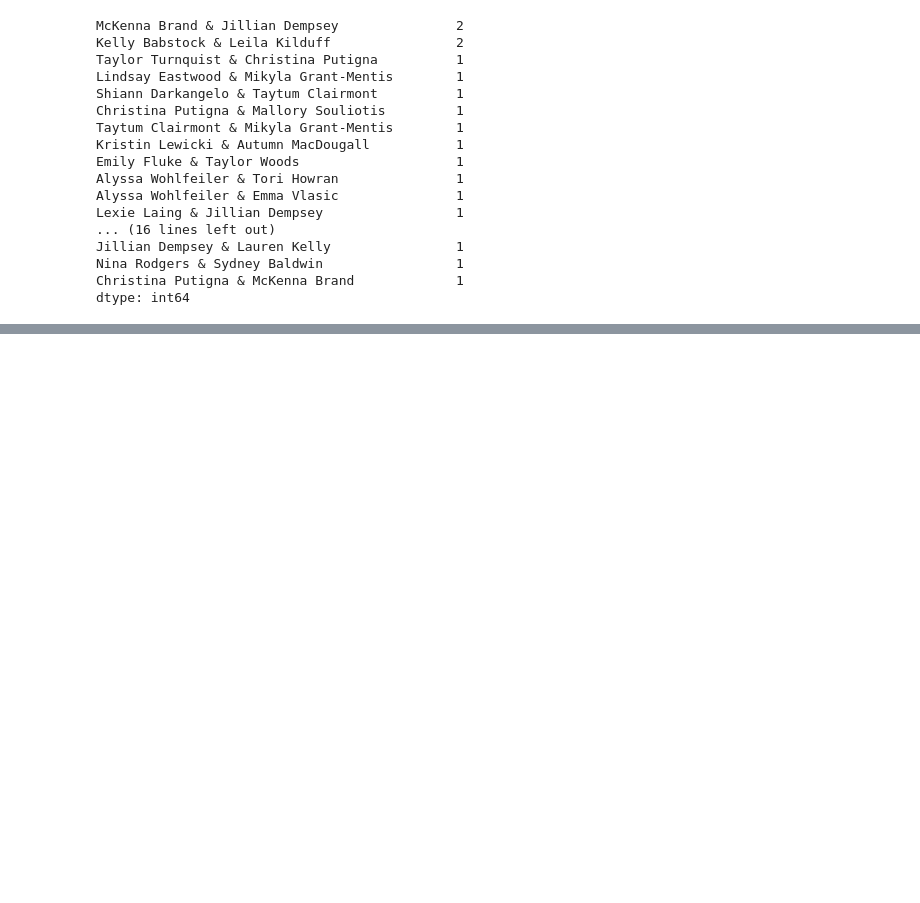
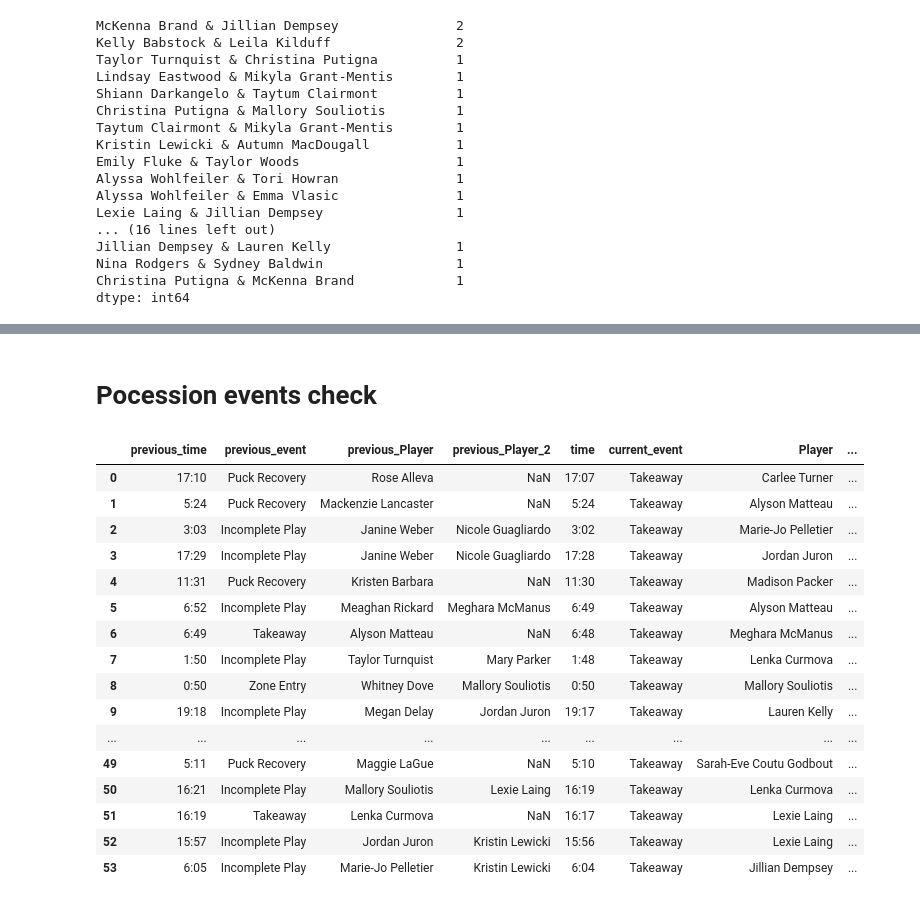
Before and after one commit to Johnnywang1899/Rotman_Datathon_Hockey_Game, a Jupyter notebook: NWHL_data_process.ipynb, the cells around one changed output, grey strips where cells are left out. Drawn from its saved outputs; the diff is of its cells as text; code cells hidden in the pictures; blank space fills up the shorter version.

Commit message:
pocession control complete

```diff
--- a/NWHL_data_process.ipynb
+++ b/NWHL_data_process.ipynb
@@ -714,0 +946,6 @@ dtype: int64
+# %%
+df["Time_Sum"] = df["Time_Sum"].apply(lambda x: x[7:])
+# %%
+df["Time_Sum"] = pd.to_datetime(df["Time_Sum"]) - pd.to_datetime("00:00:00")
+# %%
+df["Time_Sum"] = df["Time_Sum"].apply(lambda x: x.total_seconds())
@@ -714,0 +970,57 @@ dtype: int64
+# %% [markdown]
+# Pocession events check
+# %%
+previous_event = []
+current_event = []
+next_event = []
+previous_time = []
+time = []
+after_time = []
+previous_Player = []
+Player = []
+after_Player = []
+previous_Player_2 = []
+Player_2 = []
+after_Player_2 = []
+whole_record = []
+for i in range(0, len(df)):
+    if df["Event"][i] == "Takeaway":
+        if i < 26881:
+            if df["Event"][i+ 1] == "Takeaway":
+                try:
+                    previous_time.append(df["Clock"][i-1])
+                    previous_event.append(df["Event"][i-1])
+                    previous_Player.append(df["Player"][i-1])
+                    previous_Player_2.append(df["Player 2"][i-1])
+                    time.append(df["Clock"][i])
+                    current_event.append(df["Event"][i])
+                    Player.append(df["Player"][i])
+                    Player_2.append(df["Player 2"][i])
+                    after_time.append(df["Clock"][i+1])
+                    next_event.append(df["Event"][i+1])
+                    after_Player.append(df["Player"][i+1])
+                    after_Player_2.append(df["Player 2"][i+1])
+                except KeyError:
+                    continue
+                except ValueError:
+                    continue
+# %%
+pd.DataFrame({"previous_time" : previous_time, "previous_event" : previous_event, "previous_Player" : previous_Player, "previous_Player_2": previous_Player_2, "time" : time, "current_event" : current_event, "Player" : Player, "Player_2" : Player_2, "after_time" : after_time, "next_event" : next_event, "after_Player" : after_Player, "after_Player_2" : after_Player_2})
+# %% [output]
+|  | previous_time | previous_event | previous_Player | previous_Player_2 | time | current_event | Player | ... |
+| 0 | 17:10 | Puck Recovery | Rose Alleva | NaN | 17:07 | Takeaway | Carlee Turner | ... |
+| 1 | 5:24 | Puck Recovery | Mackenzie Lancaster | NaN | 5:24 | Takeaway | Alyson Matteau | ... |
+| 2 | 3:03 | Incomplete Play | Janine Weber | Nicole Guagliardo | 3:02 | Takeaway | Marie-Jo Pelletier | ... |
+| 3 | 17:29 | Incomplete Play | Janine Weber | Nicole Guagliardo | 17:28 | Takeaway | Jordan Juron | ... |
+| 4 | 11:31 | Puck Recovery | Kristen Barbara | NaN | 11:30 | Takeaway | Madison Packer | ... |
+| 5 | 6:52 | Incomplete Play | Meaghan Rickard | Meghara McManus | 6:49 | Takeaway | Alyson Matteau | ... |
+| 6 | 6:49 | Takeaway | Alyson Matteau | NaN | 6:48 | Takeaway | Meghara McManus | ... |
+| 7 | 1:50 | Incomplete Play | Taylor Turnquist | Mary Parker | 1:48 | Takeaway | Lenka Curmova | ... |
+| 8 | 0:50 | Zone Entry | Whitney Dove | Mallory Souliotis | 0:50 | Takeaway | Mallory Souliotis | ... |
+| 9 | 19:18 | Incomplete Play | Megan Delay | Jordan Juron | 19:17 | Takeaway | Lauren Kelly | ... |
+| ... | ... | ... | ... | ... | ... | ... | ... | ... |
+| 49 | 5:11 | Puck Recovery | Maggie LaGue | NaN | 5:10 | Takeaway | Sarah-Eve Coutu Godbout | ... |
+| 50 | 16:21 | Incomplete Play | Mallory Souliotis | Lexie Laing | 16:19 | Takeaway | Lenka Curmova | ... |
+| 51 | 16:19 | Takeaway | Lenka Curmova | NaN | 16:17 | Takeaway | Lexie Laing | ... |
+| 52 | 15:57 | Incomplete Play | Jordan Juron | Kristin Lewicki | 15:56 | Takeaway | Lexie Laing | ... |
+| 53 | 6:05 | Incomplete Play | Marie-Jo Pelletier | Kristin Lewicki | 6:04 | Takeaway | Jillian Dempsey | ... |
```
Also changed, not shown: parts of 16 cells of this notebook, 17 other files.
